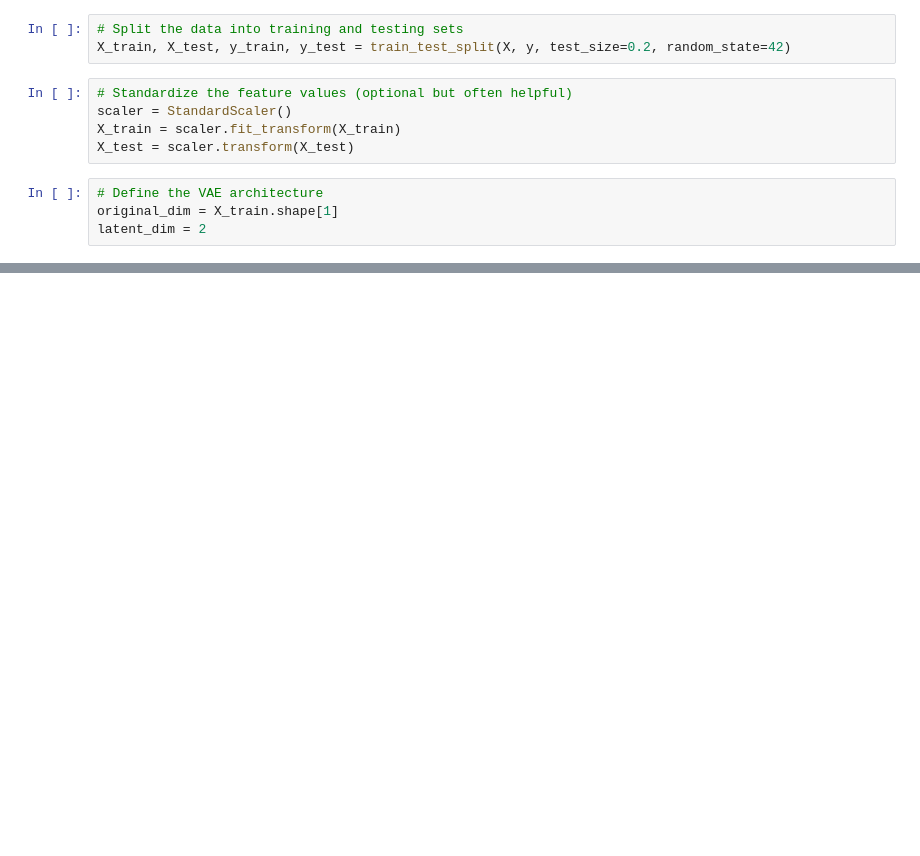
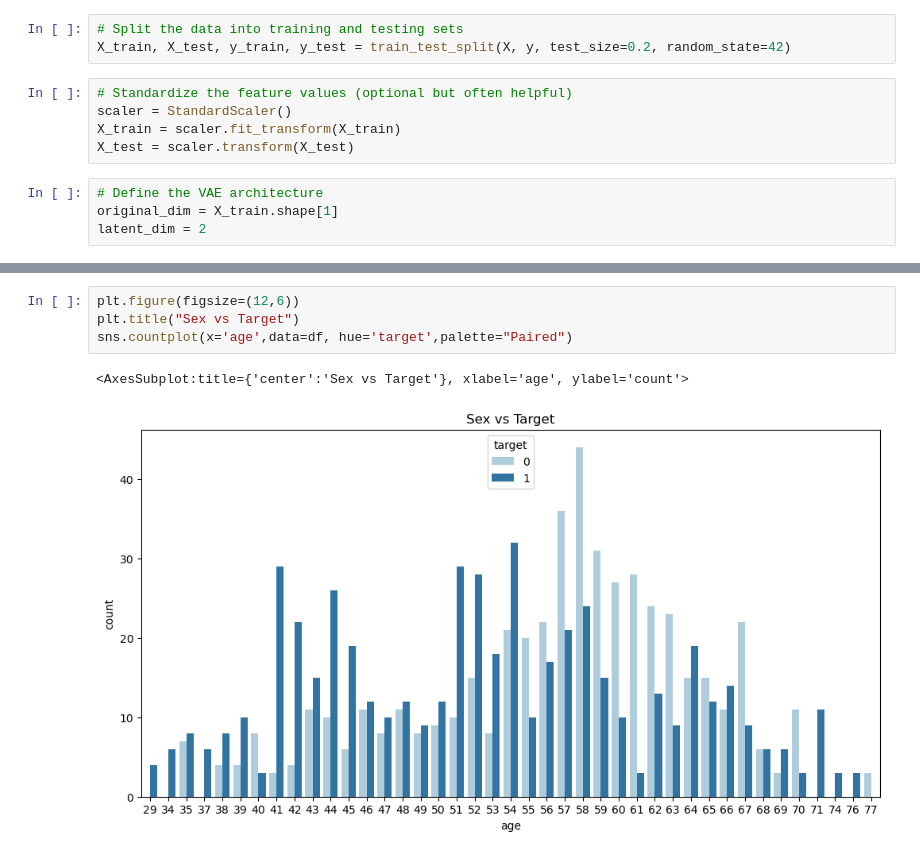
Before and after one commit to senarathnaPP/DL_Project, a Jupyter notebook: Heart disease/Autoencoders.ipynb, the cells around one changed output, grey strips where cells are left out. Saved outputs shown, nothing was run; the diff lists cells and outputs as text; blank space fills up the shorter version.

```diff
--- a/Heart disease/Autoencoders.ipynb
+++ b/Heart disease/Autoencoders.ipynb
@@ -193,0 +174,7 @@ Test loss: 0.839785099029541
+# %%
+plt.figure(figsize=(12,6))
+plt.title("Sex vs Target")
+sns.countplot(x='age',data=df, hue='target',palette="Paired")
+# %% [output]
+<AxesSubplot:title={'center':'Sex vs Target'}, xlabel='age', ylabel='count'>
+[figure, added]
```
Also changed, not shown: parts of 39 cells of this notebook.
